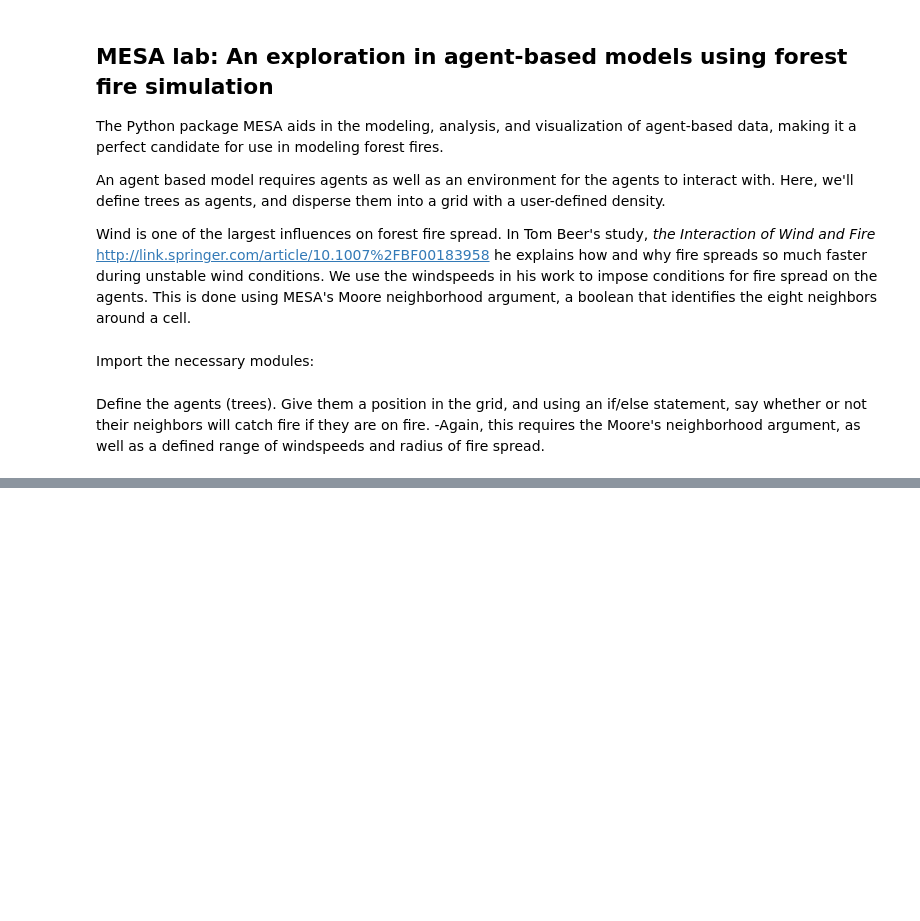
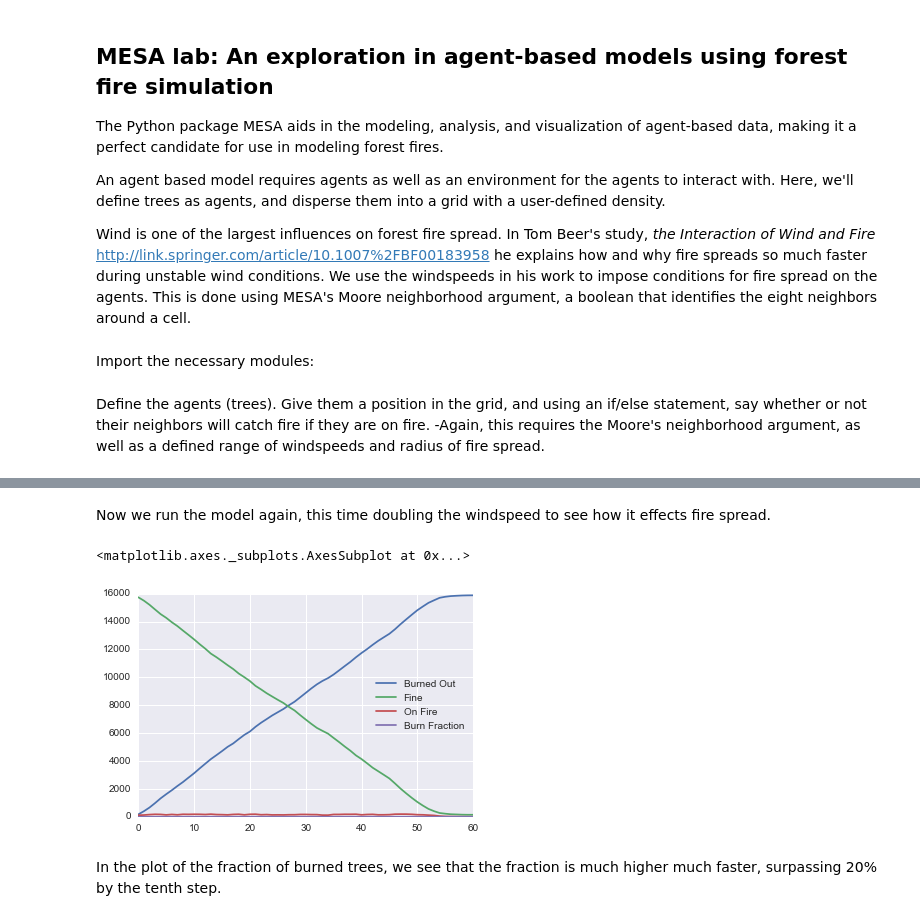
Before and after one commit to amydecastro/STA-Lab-4, a Jupyter notebook: DeCastro_Lab_4.ipynb, the cells around one changed output, grey strips where cells are left out. Cells and saved outputs as stored; diff of their text form; code cells hidden in the pictures; blank space fills up the shorter version.

```diff
--- a/DeCastro_Lab_4.ipynb
+++ b/DeCastro_Lab_4.ipynb
@@ -186,9 +203,18 @@ trees = plt.imshow(treeCounts)
+# %% [markdown]
+Now we run the model again, this time doubling the windspeed to see how it effects fire spread.
 # %%
 fire = ForestFire(200, 200, 0.4, 6)
 fire.run_model()
 # %%
 results = fire.dc.get_model_vars_dataframe()
 results['Burn Fraction'] = (results['Burned Out']/(results['Burned Out']+results['Fine']+results['On Fire']))
+# %%
+results.plot()
+# %% [output]
+<matplotlib.axes._subplots.AxesSubplot at 0x...>
+[figure, added]
+# %% [markdown]
+In the plot of the fraction of burned trees, we see that the fraction is much higher much faster, surpassing 20% by the tenth step.
 # %%
 burn = results['Burn Fraction'].plot()
 # %% [output]
```
Also changed, not shown: parts of 18 cells of this notebook.
